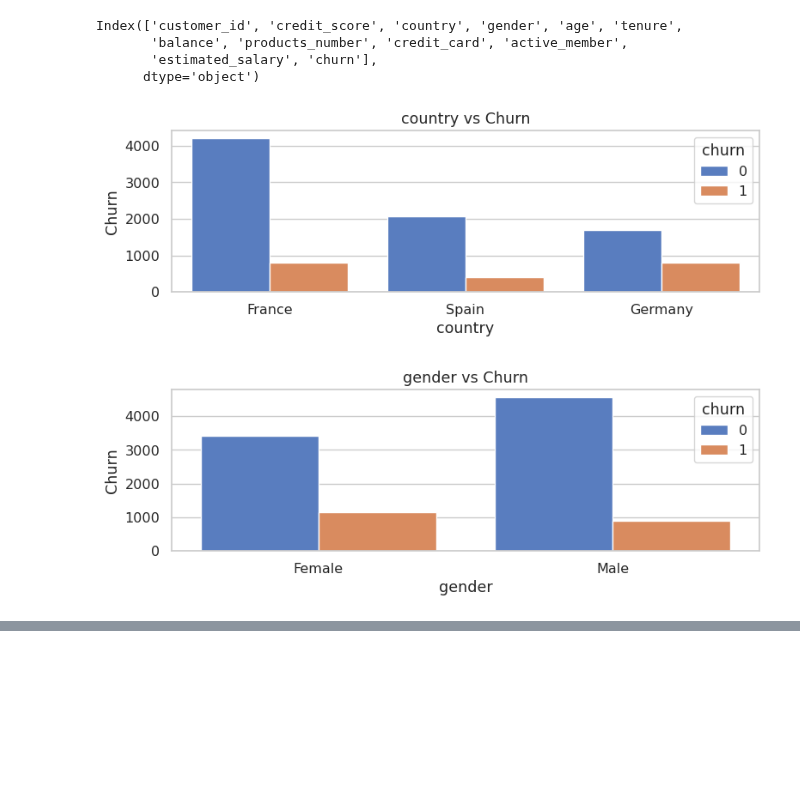
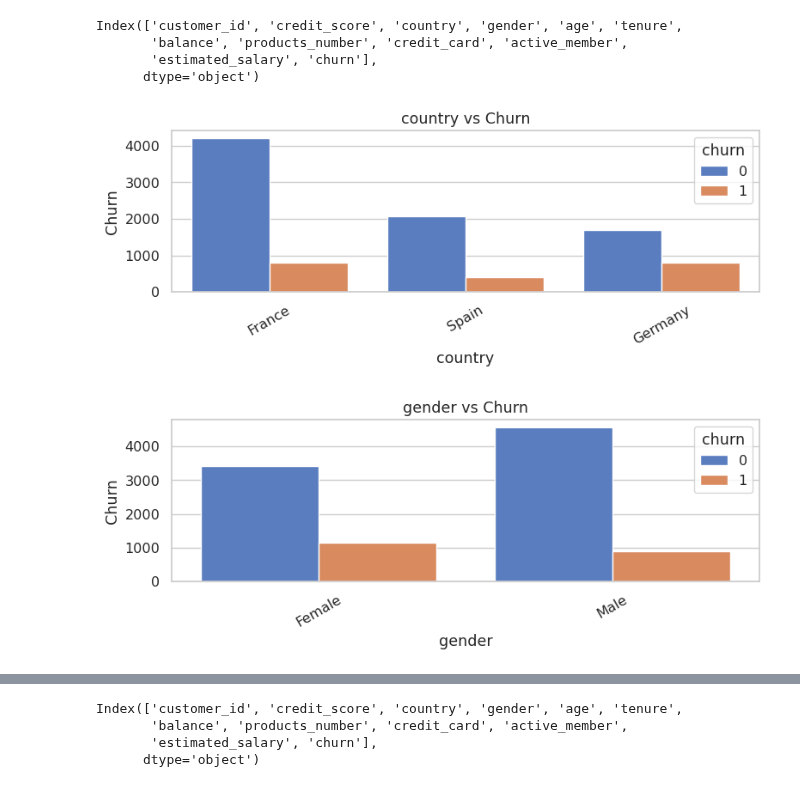
Before and after one commit to mmiskatul/Customer-Churn-prediction, a Jupyter notebook: Analysic-data.ipynb, the cells around one changed output, grey strips where cells are left out. Drawn from its saved outputs; the diff is of its cells as text; code cells hidden in the pictures; blank space fills up the shorter version.

```diff
--- a/Analysic-data.ipynb
+++ b/Analysic-data.ipynb
@@ -209,16 +209,24 @@ Index(['customer_id', 'credit_score', 'country', 'gender', 'age', 'tenure',
 # %%
 ## categorical feature
 cat_cols =['country','gender','credit_card','active_member']
 for c in cat_cols :
     plt.figure(figsize=(8,3))
     sns.countplot(data=df,x=c,hue="churn")
     plt.title(f'{c} vs Churn')
     plt.xlabel(f'{c}')
     plt.ylabel("Churn")
     plt.tight_layout()
+    plt.xticks(rotation=30)
     plt.show()
 # %% [output]
-[figure, old version]
+[figure, new version]
-[figure, old version]
+[figure, new version]
 [figure]
 [figure]
+# %%
+df.columns
+# %% [output]
+Index(['customer_id', 'credit_score', 'country', 'gender', 'age', 'tenure',
+       'balance', 'products_number', 'credit_card', 'active_member',
+       'estimated_salary', 'churn'],
+      dtype='object')
```
Also changed, not shown: parts of 1 cell of this notebook.
